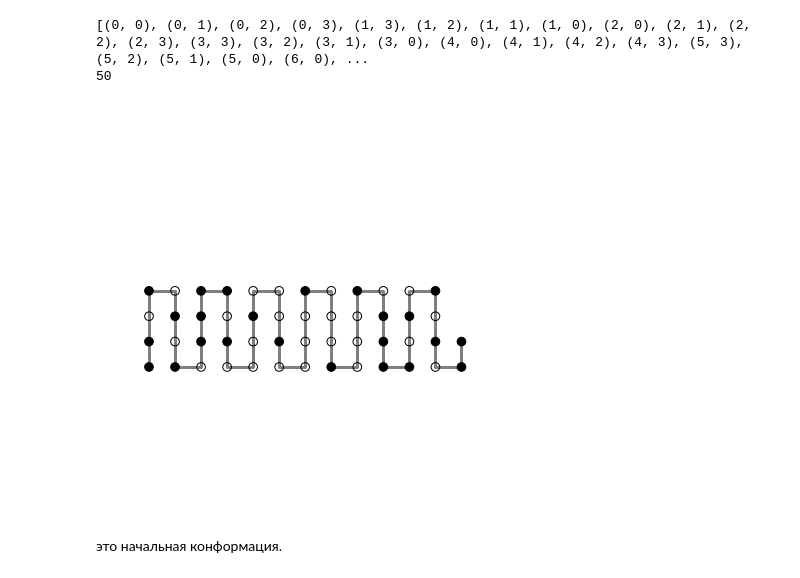
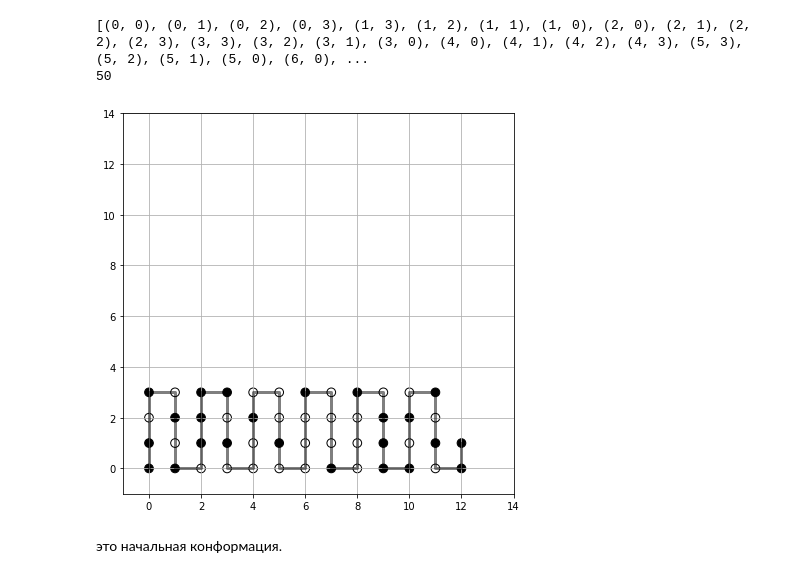
Before and after one commit to kamilla0503/Coursework, a Jupyter notebook: FRESS.ipynb, the cells around one changed output. Cells and saved outputs as stored; diff of their text form; code cells hidden in the pictures.

```diff
--- a/FRESS.ipynb
+++ b/FRESS.ipynb
@@ -96,23 +96,23 @@ xplot = []
 yplot = []
 for i in start_conformation:
     xplot.append(i[0])
-    yplot.append(i[1]+4)
+    yplot.append(i[1])
 markers = list(matplotlib.lines.Line2D.markers)
 # %%
 plt.figure(figsize=(7,7 ))
 
 plt.plot(xplot, yplot, '-', color = 'k', lw=3,markersize=9,alpha=0.5)
 
 plt.scatter(xplot, yplot, c=sequence_example, s=75, edgecolors='k',  cmap='Greys', alpha = 1)
 
 plt.xlim(-1, 14)
 plt.ylim(-1,14)
 
-plt.axis('off')
+#plt.axis('off')
 
 plt.grid(True)
 # %% [output]
-[figure, old version]
+[figure, new version]
 # %% [markdown]
 это начальная конформация.
 # %%
```
Also changed, not shown: parts of 7 cells of this notebook.
